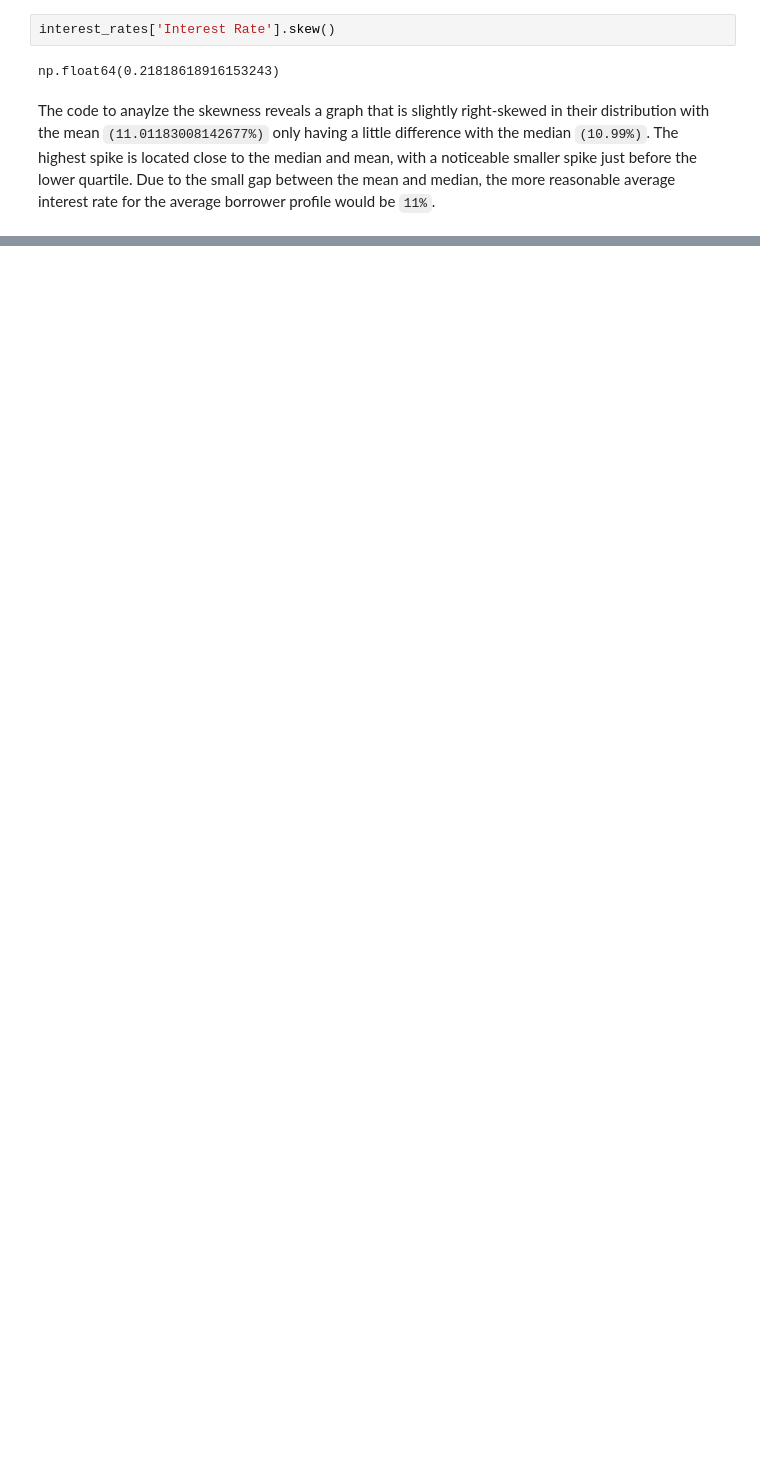
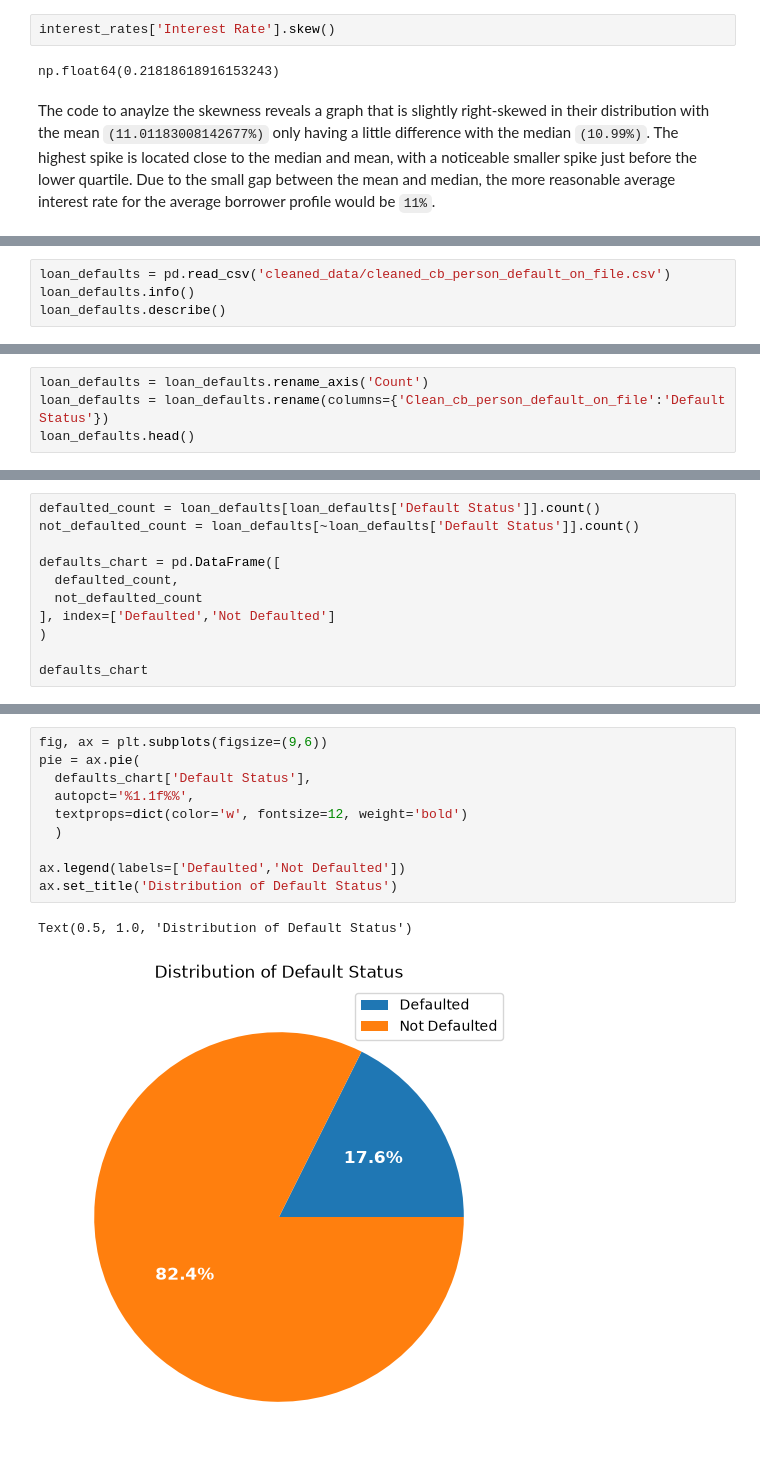
Before and after one commit to Lastlight10/credit_load_risk_data_analysis, a Jupyter notebook: 2_data_analysis_exploration.ipynb, the cells around one changed output, grey strips where cells are left out. Saved outputs shown, nothing was run; the diff lists cells and outputs as text; blank space fills up the shorter version.

```diff
--- a/2_data_analysis_exploration.ipynb
+++ b/2_data_analysis_exploration.ipynb
@@ -704,0 +823,4 @@ The bar chart shows that the home ownership with the highest average of income i
+# %%
+loan_defaults = pd.read_csv('cleaned_data/cleaned_cb_person_default_on_file.csv')
+loan_defaults.info()
+loan_defaults.describe()
@@ -704,0 +841,4 @@ The bar chart shows that the home ownership with the highest average of income i
+# %%
+loan_defaults = loan_defaults.rename_axis('Count')
+loan_defaults = loan_defaults.rename(columns={'Clean_cb_person_default_on_file':'Default Status'})
+loan_defaults.head()
@@ -704,0 +853,11 @@ The bar chart shows that the home ownership with the highest average of income i
+# %%
+defaulted_count = loan_defaults[loan_defaults['Default Status']].count()
+not_defaulted_count = loan_defaults[~loan_defaults['Default Status']].count()
+
+defaults_chart = pd.DataFrame([
+  defaulted_count,
+  not_defaulted_count
+], index=['Defaulted','Not Defaulted']
+)
+
+defaults_chart
@@ -704,0 +868,13 @@ The bar chart shows that the home ownership with the highest average of income i
+# %%
+fig, ax = plt.subplots(figsize=(9,6))
+pie = ax.pie(
+  defaults_chart['Default Status'],
+  autopct='%1.1f%%',
+  textprops=dict(color='w', fontsize=12, weight='bold')
+  )
+
+ax.legend(labels=['Defaulted','Not Defaulted'])
+ax.set_title('Distribution of Default Status')
+# %% [output]
+Text(0.5, 1.0, 'Distribution of Default Status')
+[figure, added]
```
Also changed, not shown: parts of 25 cells of this notebook, 1 other file.
